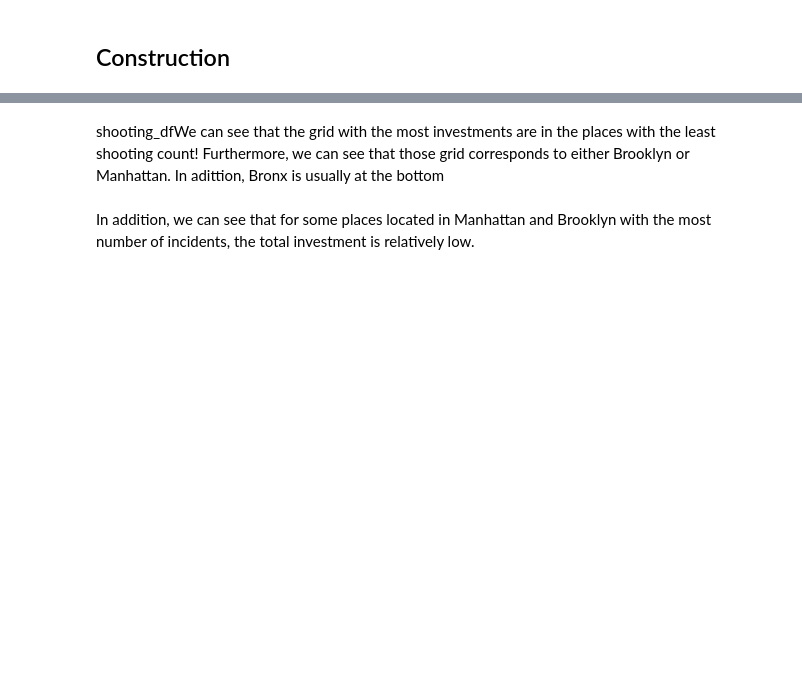
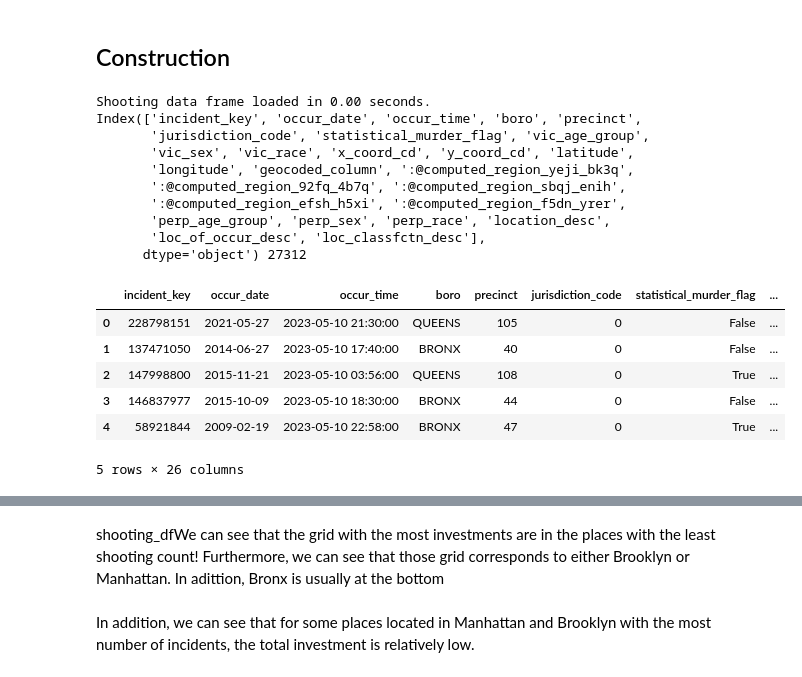
Before and after one commit to pauloog/SocialData, a Jupyter notebook: Final Project/Merging.ipynb, the cells around one changed output, grey strips where cells are left out. Cells and saved outputs as stored; diff of their text form; code cells hidden in the pictures; blank space fills up the shorter version.

```diff
--- a/Final Project/Merging.ipynb
+++ b/Final Project/Merging.ipynb
@@ -732,18 +691,37 @@ shooting_df
 construction_df['total_est__fee']=construction_df['total_est__fee'].str.replace('$', '').astype(float)
 # %%
+#Loading the shooting dataset
 start_time = time.time()
 
 results = client.get_all("833y-fsy8")
 
 print(f"Shooting data frame loaded in {time.time() - start_time:.2f} seconds.")
 
 
 # Convert to pandas DataFrame
-shooting_df = pd.DataFrame.from_records(results)
-shooting_df['occur_date']=pd.to_datetime(shooting_df['occur_date'])
-shooting_df['occur_time']=pd.to_datetime(shooting_df['occur_time'])
+shootings_df = pd.DataFrame.from_records(results)
+shootings_df['occur_date']=pd.to_datetime(shootings_df['occur_date'])
+shootings_df['occur_time']=pd.to_datetime(shootings_df['occur_time'])
 
 
-print(shooting_df.columns, len(shooting_df))
-shooting_df.head()
+print(shootings_df.columns, len(shootings_df))
+shootings_df.head()
+# %% [output]
+Shooting data frame loaded in 0.00 seconds.
+Index(['incident_key', 'occur_date', 'occur_time', 'boro', 'precinct',
+       'jurisdiction_code', 'statistical_murder_flag', 'vic_age_group',
+       'vic_sex', 'vic_race', 'x_coord_cd', 'y_coord_cd', 'latitude',
+       'longitude', 'geocoded_column', ':@computed_region_yeji_bk3q',
+       ':@computed_region_92fq_4b7q', ':@computed_region_sbqj_enih',
+       ':@computed_region_efsh_h5xi', ':@computed_region_f5dn_yrer',
+       'perp_age_group', 'perp_sex', 'perp_race', 'location_desc',
+       'loc_of_occur_desc', 'loc_classfctn_desc'],
+      dtype='object') 27312
+|  | incident_key | occur_date | occur_time | boro | precinct | jurisdiction_code | statistical_murder_flag | ... |
+| 0 | 228798151 | 2021-05-27 | 2023-05-10 21:30:00 | QUEENS | 105 | 0 | False | ... |
+| 1 | 137471050 | 2014-06-27 | 2023-05-10 17:40:00 | BRONX | 40 | 0 | False | ... |
+| 2 | 147998800 | 2015-11-21 | 2023-05-10 03:56:00 | QUEENS | 108 | 0 | True | ... |
+| 3 | 146837977 | 2015-10-09 | 2023-05-10 18:30:00 | BRONX | 44 | 0 | False | ... |
+| 4 | 58921844 | 2009-02-19 | 2023-05-10 22:58:00 | BRONX | 47 | 0 | True | ... |
+5 rows × 26 columns
 # %%
```
Also changed, not shown: parts of 44 cells of this notebook, 1 other file.
